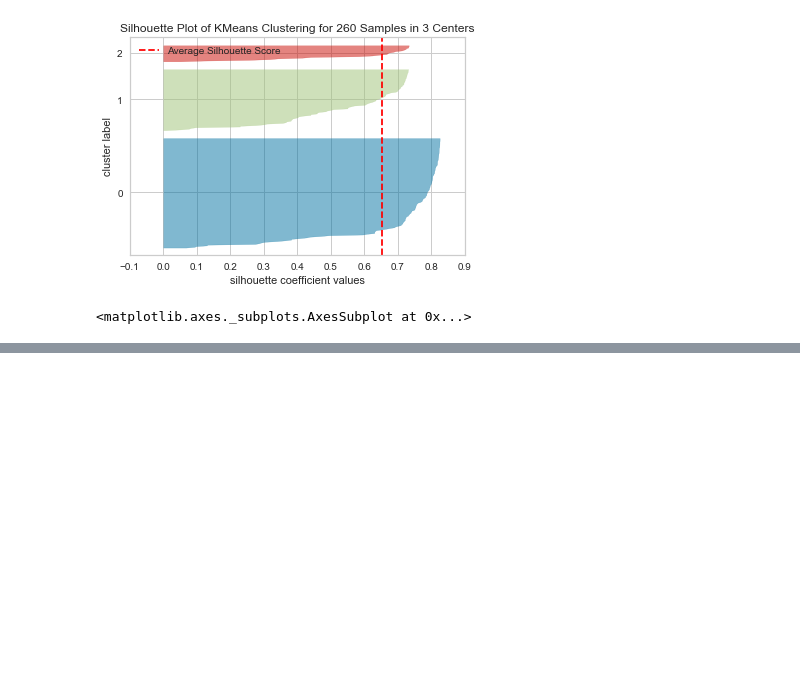
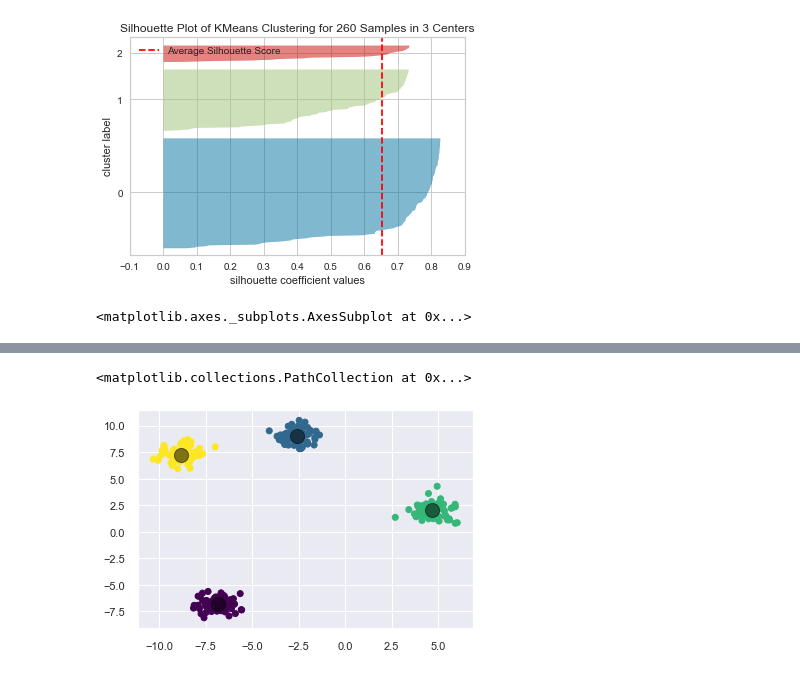
Before and after one commit to bthakr1/datascience_pipeline, a Jupyter notebook: k means.ipynb, the cells around one changed output, grey strips where cells are left out. Drawn from its saved outputs; the diff is of its cells as text; code cells hidden in the pictures; blank space fills up the shorter version.

```diff
--- a/k means.ipynb
+++ b/k means.ipynb
@@ -64,0 +87,4 @@ visualizer.show()
+# %%
+kmeans = KMeans(n_clusters=4)
+kmeans.fit(X)
+y_kmeans = kmeans.predict(X)
@@ -64,0 +125,11 @@ visualizer.show()
+# %%
+import seaborn as sns
+sns.set()
+# %%
+plt.scatter(X[:,0],X[:,1],c=y_kmeans,cmap='viridis')
+
+centers = kmeans.cluster_centers_
+plt.scatter(centers[:,0],centers[:,1],c='black',s=200, alpha=0.5)
+# %% [output]
+<matplotlib.collections.PathCollection at 0x...>
+[figure, added]
```
Also changed, not shown: parts of 8 cells of this notebook.
